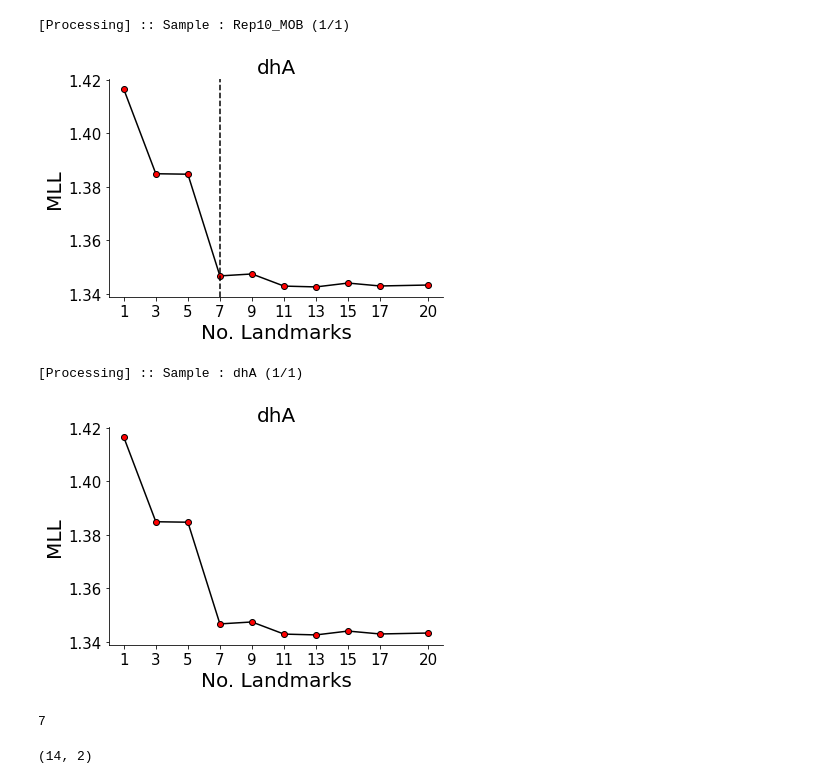
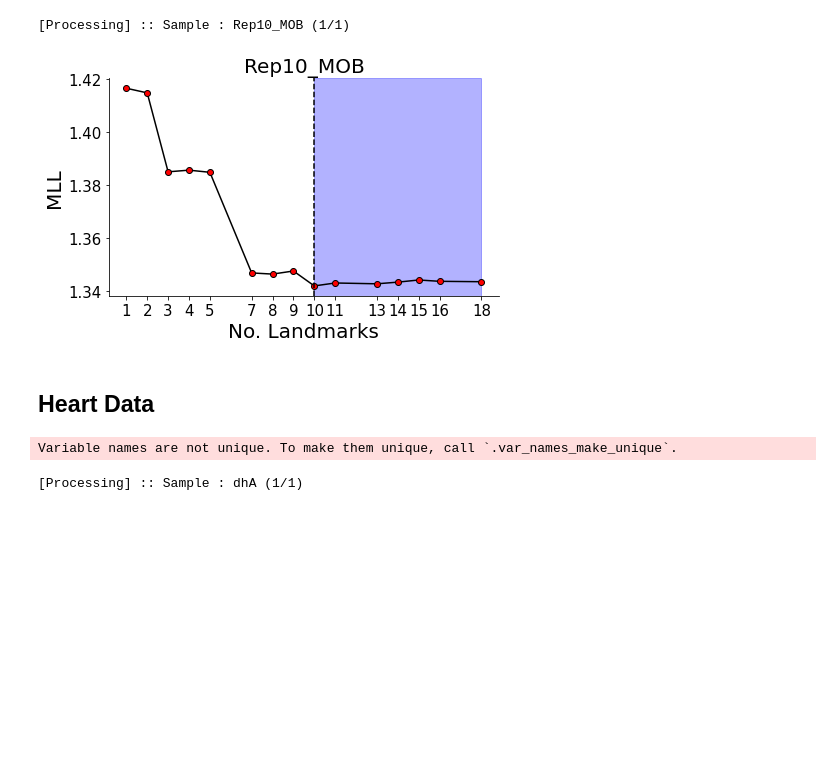
Before and after one commit to almaan/eggplant, a Jupyter notebook: notebooks/estimate-nlmk.ipynb, the cells around one changed output. Cells and saved outputs as stored; diff of their text form; code cells hidden in the pictures; blank space fills up the shorter version.

```diff
--- a/notebooks/estimate-nlmk.ipynb
+++ b/notebooks/estimate-nlmk.ipynb
@@ -14,4 +18,10 @@ import pandas as pd
 import sys
 
 import eggplant as eg
+# %%
+PLOT_RES_DIR = "../../res/analysis/n-lmk-evaluation"
+DATA_RES_DIR = "../../res/references/vars/est-lmk"
+
+KNEEDLE_S_PARAM = 1
+SAVE_MODE = True
 # %% [markdown]
@@ -19,52 +29,44 @@ import eggplant as eg
+# %%
+sample_name = "mob"
 # %%
-MOB_PTH = "../../data/science-mob/charted/Rep10_MOB.h5ad"
+MOB_PTH = "../data/mob/charted/Rep10_MOB.h5ad"
 # %%
 adata = ad.read_h5ad(MOB_PTH)
 # %%
 res = eg.fun.estimate_n_lanmdarks(dict(Rep10_MOB= adata),
-                                  n_max_lmks=18,
+                                  n_max_lmks=20,
                                   subsample = None,
                                   n_epochs=1000,
-                                  n_evals=15,
+                                  n_evals=10,
                                   device="gpu",
                                   verbose = True,
-                                 kneedle_s_param=2,
+                                  kneedle_s_param=KNEEDLE_S_PARAM,
                                  )
 # %% [output]
 [Processing] :: Sample : Rep10_MOB (1/1)
-# %%
-eg.pl.landmark_diagnostics(res)
-fig.savefig("/tmp/hej.png")
-# %% [output]
-[figure, removed]
+# %%
+fig,ax = eg.pl.landmark_diagnostics(res,return_figure = True)
+if SAVE_MODE:
+    fig.savefig(osp.join(PLOT_RES_DIR,"est-lmk-{}.png".format(sample_name)),
+                bbox_inches = "tight")
+    with open(osp.join(DATA_RES_DIR,"est-lmk-{}".format(sample_name)),"w+") as f:
+        f.write(str(list(res[2].values())[0]))
+# %% [output]
+[figure, added]
+# %% [markdown]
+## Heart Data
 # %%
-#HEART_PTH = "../../data/developmental-heart/w_10/anndata/V10F24-105_A1.h5ad"
-#adata = ad.read_h5ad(MOB_PTH)
-#res = eg.fun.estimate_n_lanmdarks(dict(dhA= adata),
-#                                  n_max_lmks=20,
-#                                  subsample = None,
-#                                  n_epochs=1000,
-#                                  n_evals=10,
-#                                  device="gpu",
-#                                  verbose = True,
-#                                  kneedle_s_param=1,
-#                                 )
+HEART_PTH = "../data/human-developmental-heart/curated/V10F24-105_A1.h5ad"
+adata = ad.read_h5ad(HEART_PTH)
+res = eg.fun.estimate_n_lanmdarks(dict(dhA= adata),
+                                  n_max_lmks=20,
+                                  subsample = None,
+                                  n_epochs=1000,
+                                  n_evals=10,
+                                  device="gpu",
+                                  verbose = True,
+                                  kneedle_s_param=KNEEDLE_S_PARAM,
+                                 )
 # %% [output]
-[Processing] :: Sample : dhA (1/1)
+Variable names are not unique. To make them unique, call `.var_names_make_unique`.
+[Processing] :: Sample : dhA (1/1)
-# %%
-fig,ax = eg.pl.landmark_diagnostics(res,return_figure=True)
-# %% [output]
-[figure, removed]
-# %%
-kneedle = kneed.KneeLocator(res[0],
-                            res[1]["dhA"],
-                            S=1,
-                            direction = "decreasing",
-                            curve = "convex")
-kneedle.knee
-# %% [output]
-7
-# %%
-adata.uns["curated_landmarks"].shape
-# %% [output]
-(14, 2)
```
Also changed, not shown: parts of 12 cells of this notebook, 7 other files.
